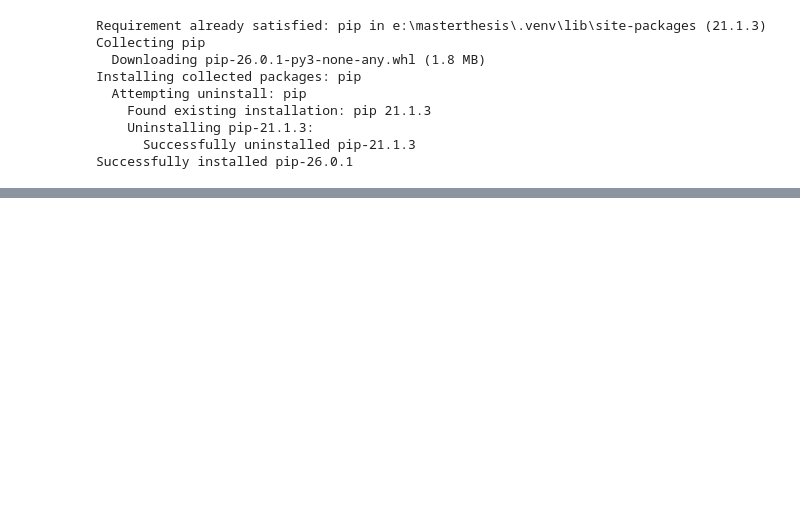
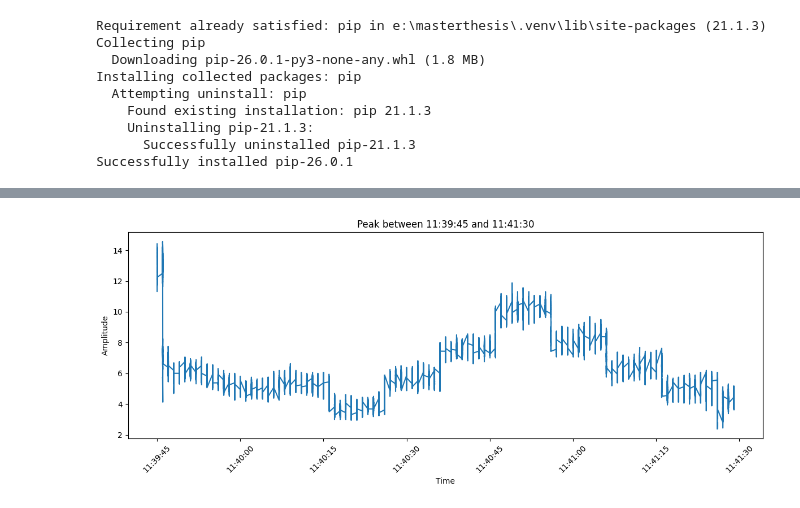
Before and after one commit to HaadifSadat/Wave, a Jupyter notebook: src/eda.ipynb, the cells around one changed output, grey strips where cells are left out. Drawn from its saved outputs; the diff is of its cells as text; code cells hidden in the pictures; blank space fills up the shorter version.

```diff
--- a/src/eda.ipynb
+++ b/src/eda.ipynb
@@ -131,0 +233,43 @@ MemoryError:
+# %%
+import pandas as pd
+import matplotlib.pyplot as plt
+
+def plot_peak_between_times(df, start_time, end_time, base_date="2026-06-07"):
+    """
+    Filters dataframe between two HH:MM:SS timestamps and plots peak vs time.
+    """
+
+    # Build full datetime (including ts_us)
+    if "datetime" not in df.columns:
+        df = df.copy()
+        df["datetime"] = pd.to_datetime(base_date + " " + df["time"])
+        df["datetime"] += pd.to_timedelta(df["ts_us"], unit="us")
+
+    # Convert window
+    start = pd.to_datetime(base_date + " " + start_time)
+    end = pd.to_datetime(base_date + " " + end_time)
+
+    # Filter
+    df_window = df[(df["datetime"] >= start) & (df["datetime"] <= end)]
+
+    # Plot
+    fig, ax = plt.subplots(figsize=(12, 5))
+    ax.plot(df_window["datetime"], df_window["MaxSamples"])
+
+    ax.set_xlabel("Time")
+    ax.set_ylabel("Amplitude")
+    ax.set_title(f"Peak between {start_time} and {end_time}")
+
+    plt.xticks(rotation=45)
+    plt.tight_layout()
+    plt.show()
+
+    return df_window
+# %%
+df_window = plot_peak_between_times(
+    df,
+    start_time="11:39:45",
+    end_time="11:41:30"
+)
+# %% [output]
+[figure, added]
```
Also changed, not shown: parts of 27 cells of this notebook.
